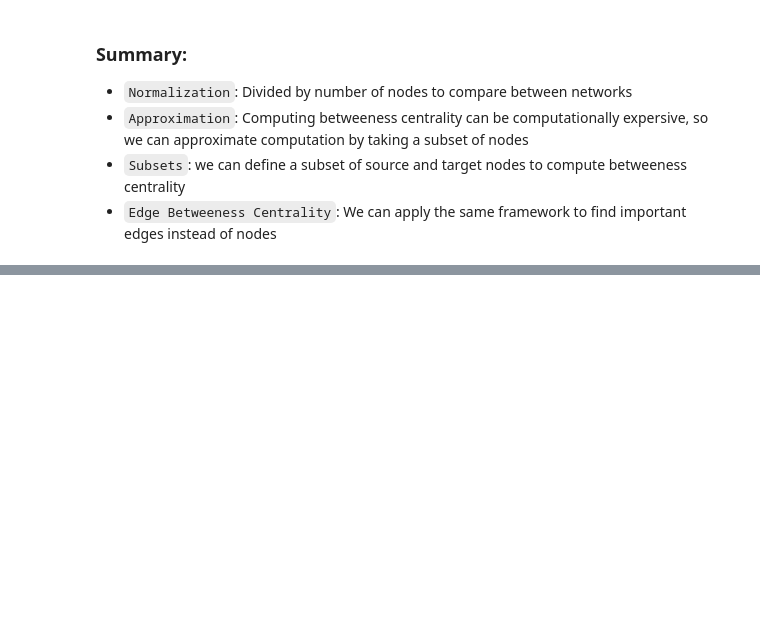
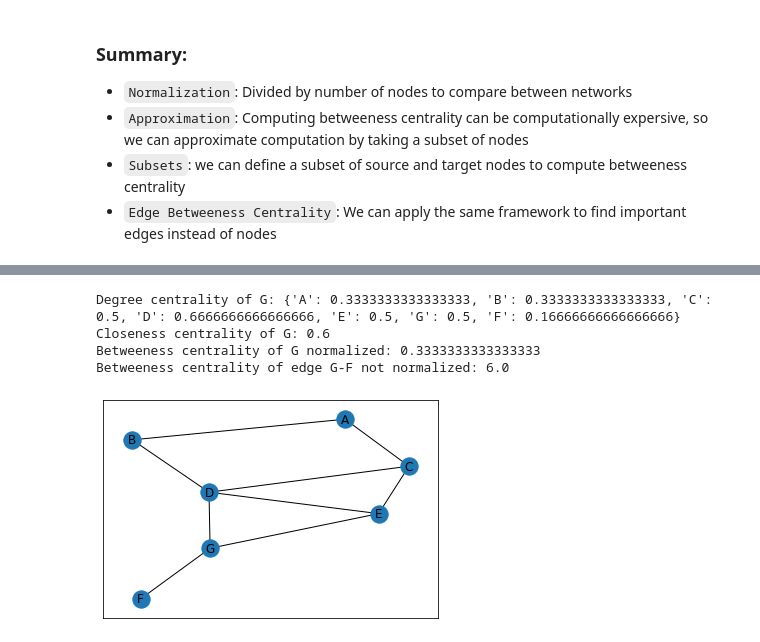
Before and after one commit to willfont/Network_Analysis_Michigan_University, a Jupyter notebook: degree_centrality.ipynb, the cells around one changed output, grey strips where cells are left out. Saved outputs shown, nothing was run; the diff lists cells and outputs as text; code cells hidden in the pictures; blank space fills up the shorter version.

Commit message:
update degree_centrality_studies

```diff
--- a/degree_centrality.ipynb
+++ b/degree_centrality.ipynb
@@ -156,0 +236,14 @@ sorted(bet.items(),key = operator.itemgetter(1), reverse = True)[0:5]
+# %%
+G = nx.Graph([('A', 'B'), ('A', 'C'), ('B', 'D'), ('C', 'D'), ('C', 'E'), ('E', 'D'), ('E', 'G'), ('D', 'G'), ('G', 'F')])
+
+nx.draw_networkx(G)
+print('Degree centrality of G: {}'.format(nx.degree_centrality(G)))
+print('Closeness centrality of G: {}'.format(nx.closeness_centrality(G, 'G')))
+print('Betweeness centrality of G normalized: {}'.format(nx.betweenness_centrality(G, normalized = True, endpoints= False)['G']))
+print('Betweeness centrality of edge G-F not normalized: {}'.format(nx.edge_betweenness_centrality(G, normalized = False)['G','F']))
+# %% [output]
+Degree centrality of G: {'A': 0.3333333333333333, 'B': 0.3333333333333333, 'C': 0.5, 'D': 0.6666666666666666, 'E': 0.5, 'G': 0.5, 'F': 0.16666666666666666}
+Closeness centrality of G: 0.6
+Betweeness centrality of G normalized: 0.3333333333333333
+Betweeness centrality of edge G-F not normalized: 6.0
+[figure, added]
```
Also changed, not shown: parts of 10 cells of this notebook.
